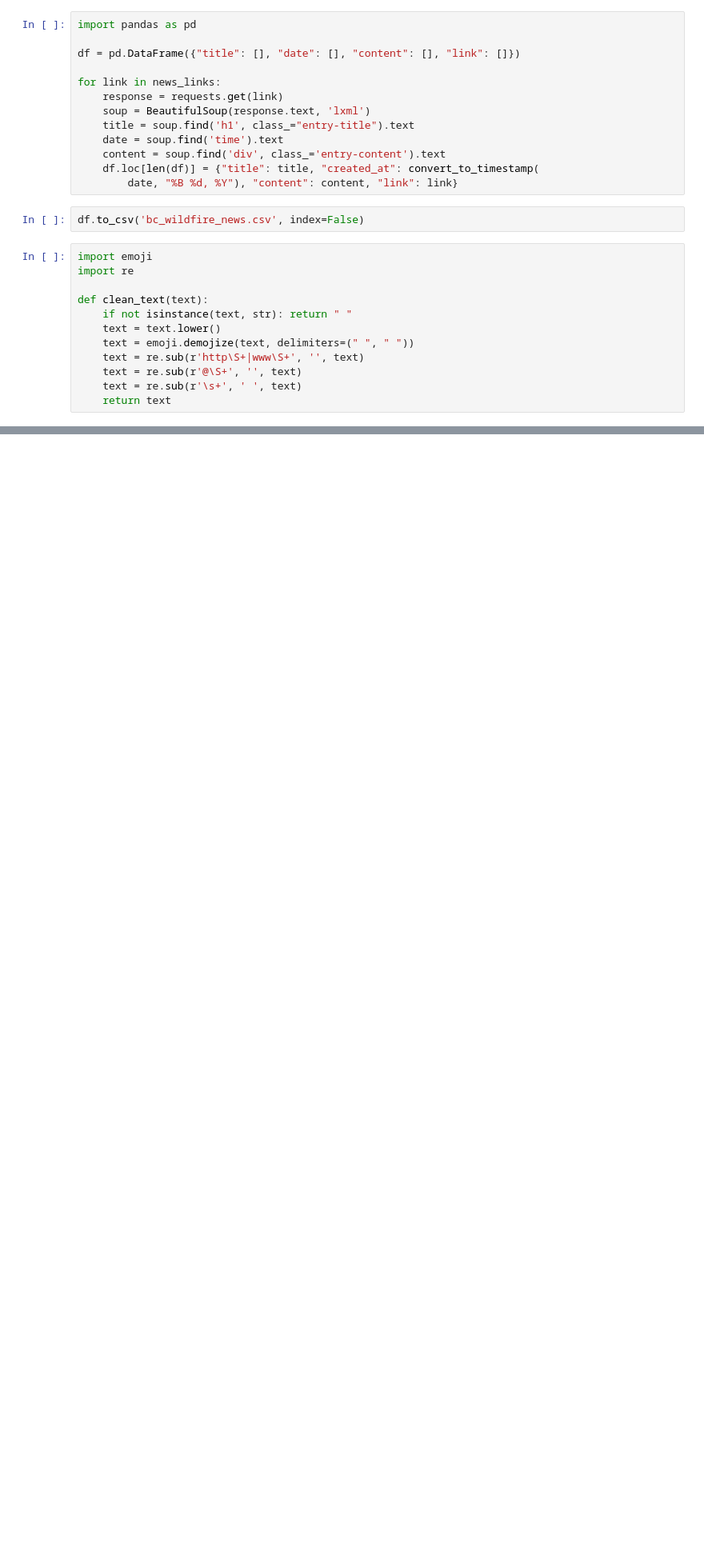
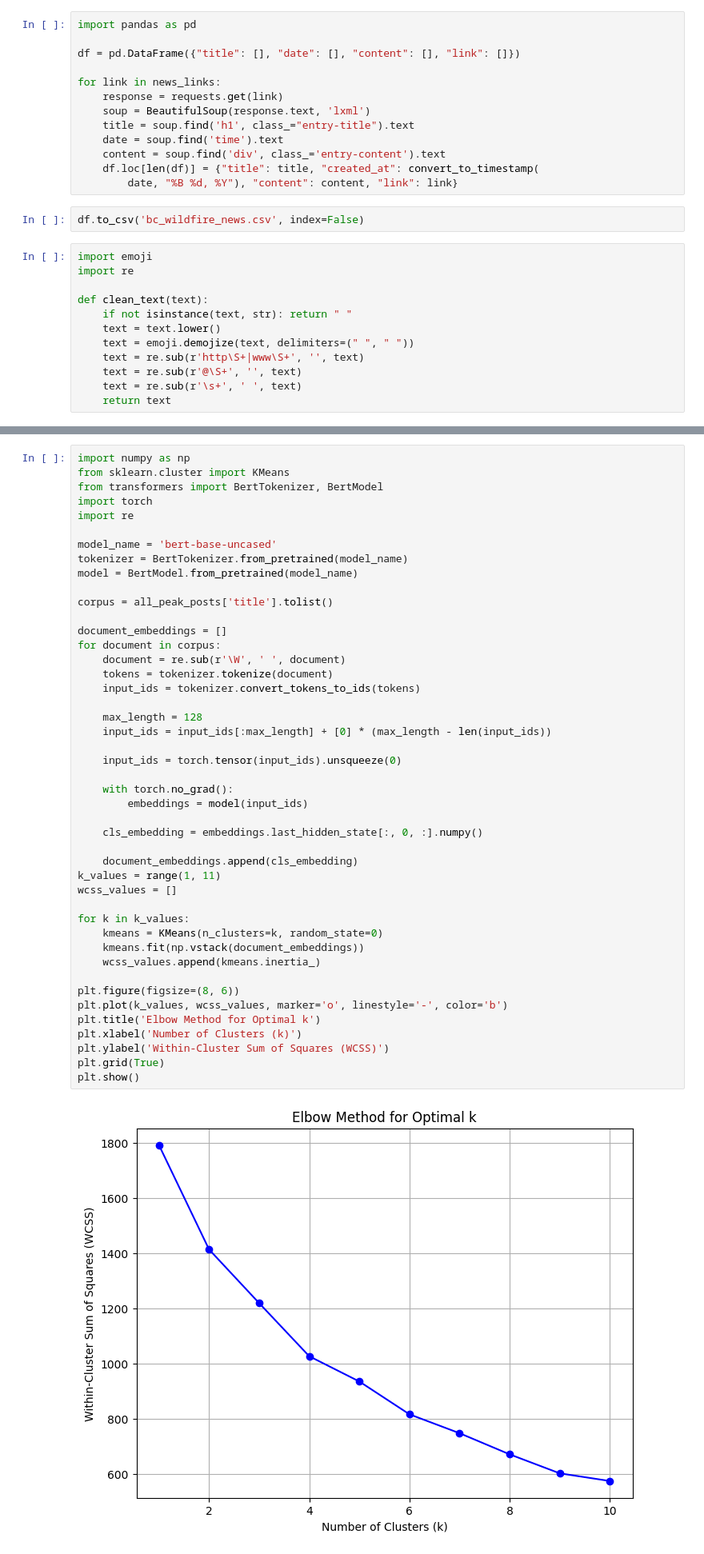
Before and after one commit to arvandiii/Thesis-Project, a Jupyter notebook: reddit/news.ipynb, the cells around one changed output, grey strips where cells are left out. Shown at 80% size. Drawn from its saved outputs; the diff is of its cells as text; blank space fills up the shorter version.

```diff
--- a/reddit/news.ipynb
+++ b/reddit/news.ipynb
@@ -258,0 +402,47 @@ Top Keywords:
+# %%
+import numpy as np
+from sklearn.cluster import KMeans
+from transformers import BertTokenizer, BertModel
+import torch
+import re
+
+model_name = 'bert-base-uncased'
+tokenizer = BertTokenizer.from_pretrained(model_name)
+model = BertModel.from_pretrained(model_name)
+
+corpus = all_peak_posts['title'].tolist()
+
+document_embeddings = []
+for document in corpus:
+    document = re.sub(r'\W', ' ', document)
+    tokens = tokenizer.tokenize(document)
+    input_ids = tokenizer.convert_tokens_to_ids(tokens)
+
+    max_length = 128
+    input_ids = input_ids[:max_length] + [0] * (max_length - len(input_ids))
+
+    input_ids = torch.tensor(input_ids).unsqueeze(0)
+
+    with torch.no_grad():
+        embeddings = model(input_ids)
+
+    cls_embedding = embeddings.last_hidden_state[:, 0, :].numpy()
+
+    document_embeddings.append(cls_embedding)
+k_values = range(1, 11)
+wcss_values = []
+
+for k in k_values:
+    kmeans = KMeans(n_clusters=k, random_state=0)
+    kmeans.fit(np.vstack(document_embeddings))
+    wcss_values.append(kmeans.inertia_)
+
+plt.figure(figsize=(8, 6))
+plt.plot(k_values, wcss_values, marker='o', linestyle='-', color='b')
+plt.title('Elbow Method for Optimal k')
+plt.xlabel('Number of Clusters (k)')
+plt.ylabel('Within-Cluster Sum of Squares (WCSS)')
+plt.grid(True)
+plt.show()
+# %% [output]
+[figure, added]
```
Also changed, not shown: parts of 17 cells of this notebook.
